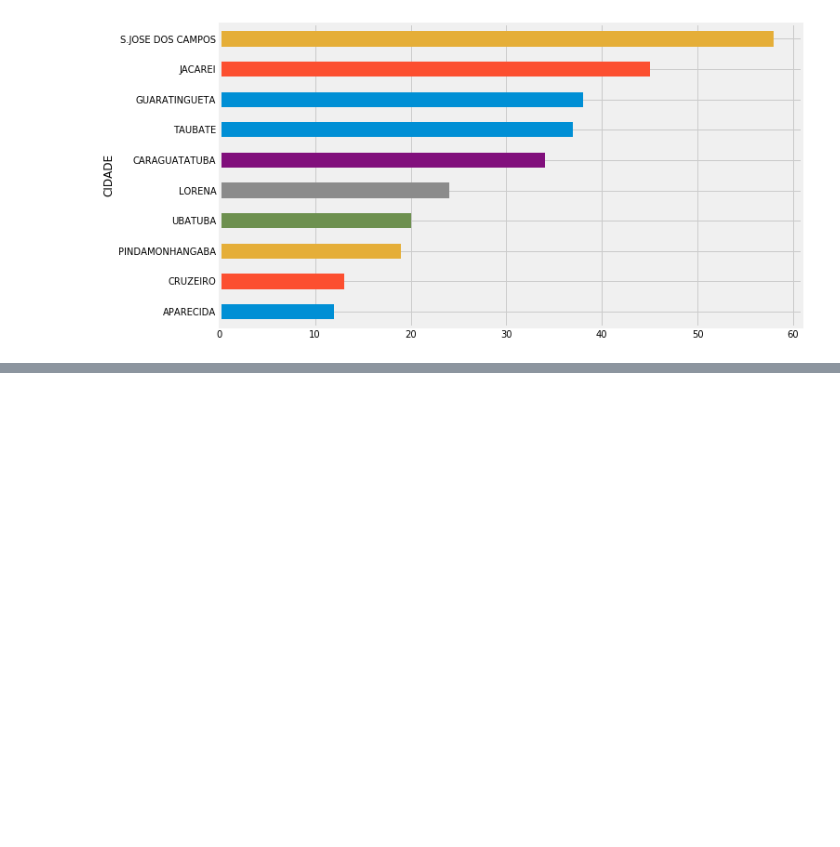
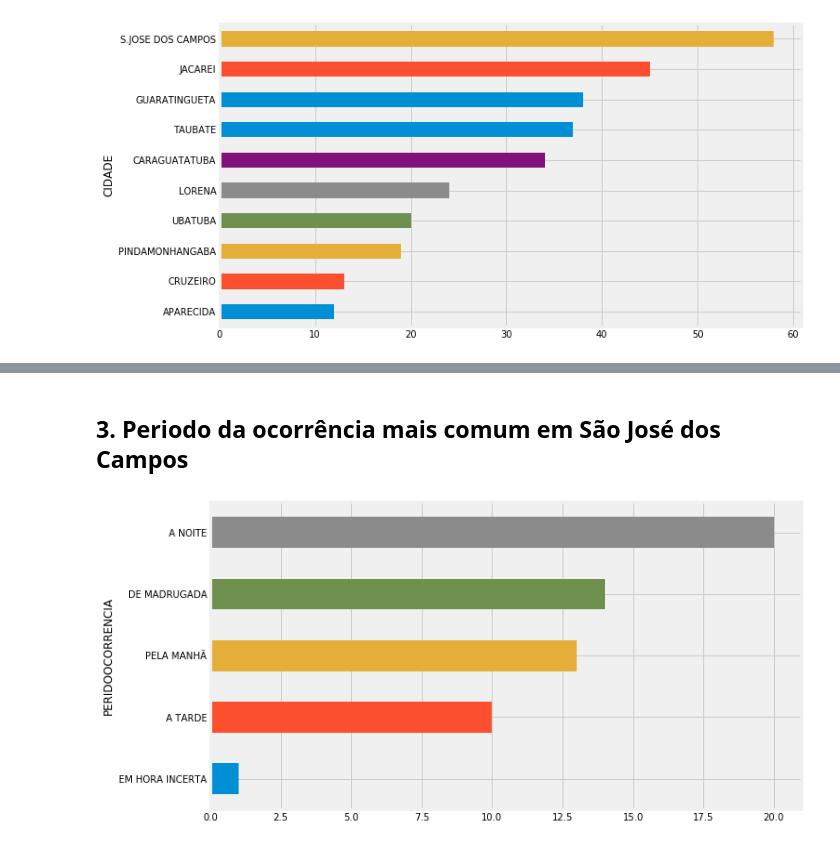
Before and after one commit to mflJefferson/pandas-murder, a Jupyter notebook: pandas-murder.ipynb, the cells around one changed output, grey strips where cells are left out. Drawn from its saved outputs; the diff is of its cells as text; code cells hidden in the pictures; blank space fills up the shorter version.

```diff
--- a/pandas-murder.ipynb
+++ b/pandas-murder.ipynb
@@ -42,0 +55,6 @@ df.groupby('SEXO').size().sort_values().tail(10).plot(kind='pie',title = 'Sexo',
+# %% [markdown]
+## 3. Periodo da ocorrência mais comum em São José dos Campos
+# %%
+df.query('CIDADE == "S.JOSE DOS CAMPOS"').groupby('PERIDOOCORRENCIA').size().sort_values().tail().plot(kind='barh', figsize=(10,6));
+# %% [output]
+[figure, added]
```
Also changed, not shown: parts of 8 cells of this notebook.
